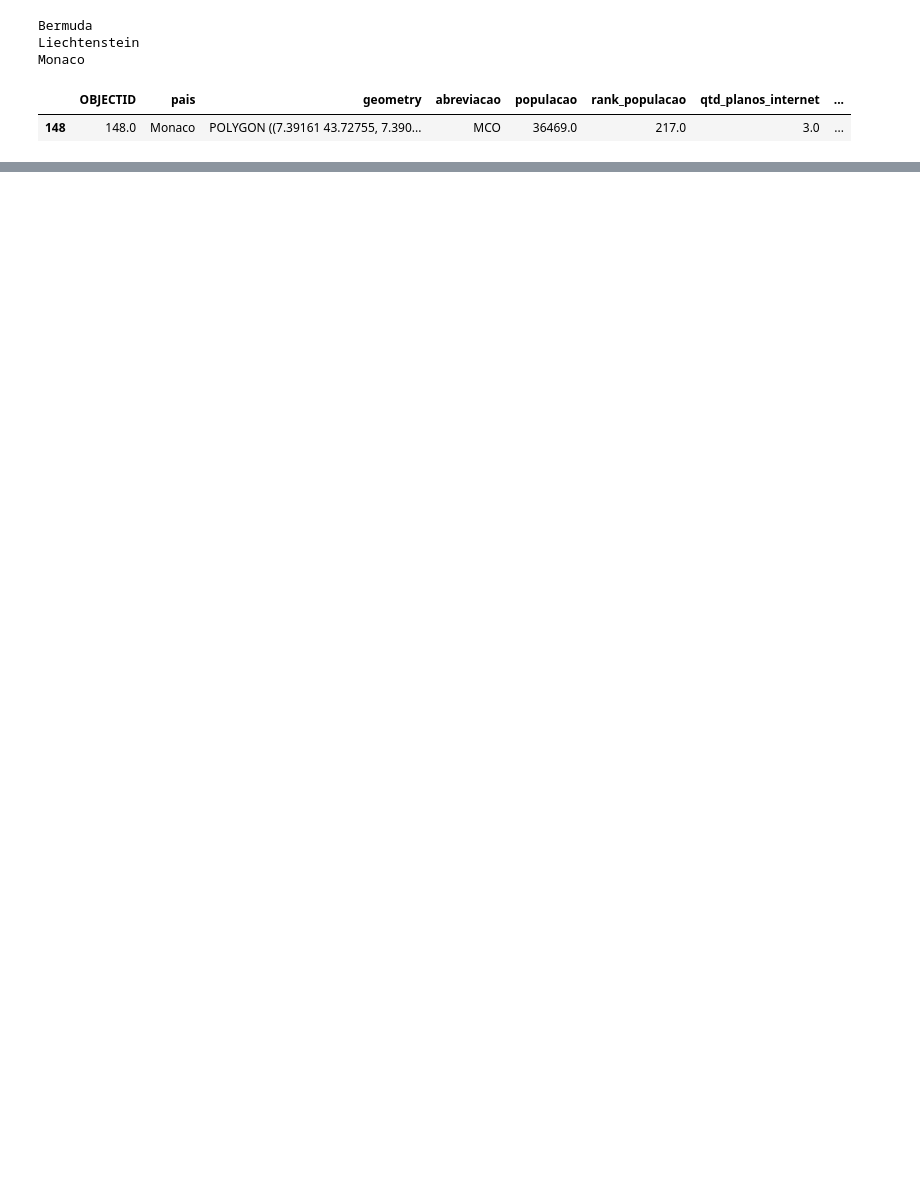
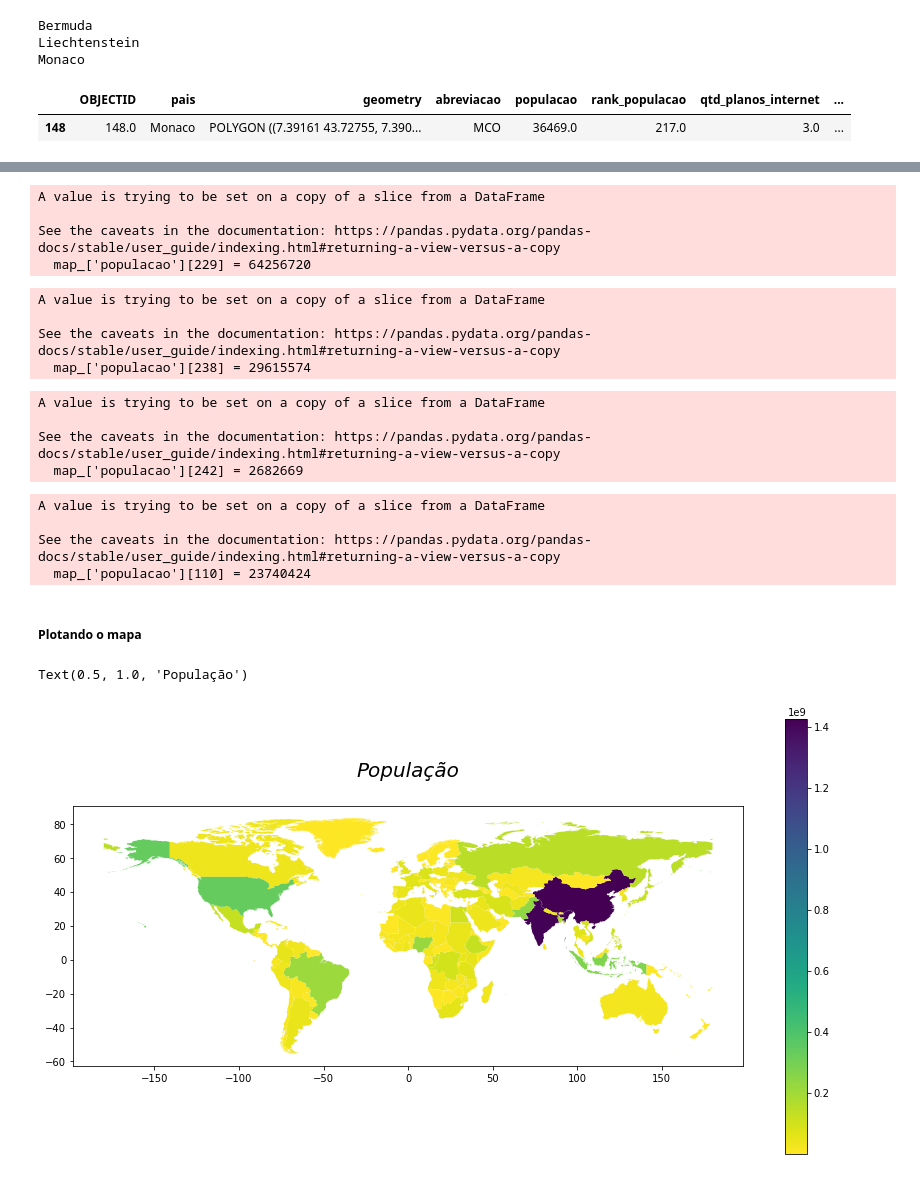
Before and after one commit to maafinotti/o_acesso_a_internet_no_mundo, a Jupyter notebook: mapa.ipynb, the cells around one changed output, grey strips where cells are left out. Drawn from its saved outputs; the diff is of its cells as text; code cells hidden in the pictures; blank space fills up the shorter version.

```diff
--- a/mapa.ipynb
+++ b/mapa.ipynb
@@ -100,0 +371,39 @@ map_.plot('PIB_per_capita', ax=ax, cmap="viridis_r")
+# %%
+map_['populacao'][229] = 64256720
+# %% [output]
+A value is trying to be set on a copy of a slice from a DataFrame
+
+See the caveats in the documentation: https://pandas.pydata.org/pandas-docs/stable/user_guide/indexing.html#returning-a-view-versus-a-copy
+  map_['populacao'][229] = 64256720
+# %%
+map_['populacao'][238] = 29615574
+# %% [output]
+A value is trying to be set on a copy of a slice from a DataFrame
+
+See the caveats in the documentation: https://pandas.pydata.org/pandas-docs/stable/user_guide/indexing.html#returning-a-view-versus-a-copy
+  map_['populacao'][238] = 29615574
+# %%
+map_['populacao'][242] = 2682669
+# %% [output]
+A value is trying to be set on a copy of a slice from a DataFrame
+
+See the caveats in the documentation: https://pandas.pydata.org/pandas-docs/stable/user_guide/indexing.html#returning-a-view-versus-a-copy
+  map_['populacao'][242] = 2682669
+# %%
+map_['populacao'][110] = 23740424
+# %% [output]
+A value is trying to be set on a copy of a slice from a DataFrame
+
+See the caveats in the documentation: https://pandas.pydata.org/pandas-docs/stable/user_guide/indexing.html#returning-a-view-versus-a-copy
+  map_['populacao'][110] = 23740424
+# %% [markdown]
+##### Plotando o mapa
+# %%
+fig, ax = plt.subplots(figsize = (15,8))
+sm = plt.cm.ScalarMappable(cmap="viridis_r", norm=plt.Normalize(vmin=map_['populacao'].min(), vmax=map_['populacao'].max()))
+cbar = fig.colorbar(sm)
+map_.plot('populacao', ax=ax, cmap="viridis_r")
+plt.title('População', fontsize = "20", style = "italic", loc = "center", pad = 30)
+# %% [output]
+Text(0.5, 1.0, 'População')
+[figure, added]
```
Also changed, not shown: parts of 57 cells of this notebook, 13 other files.
